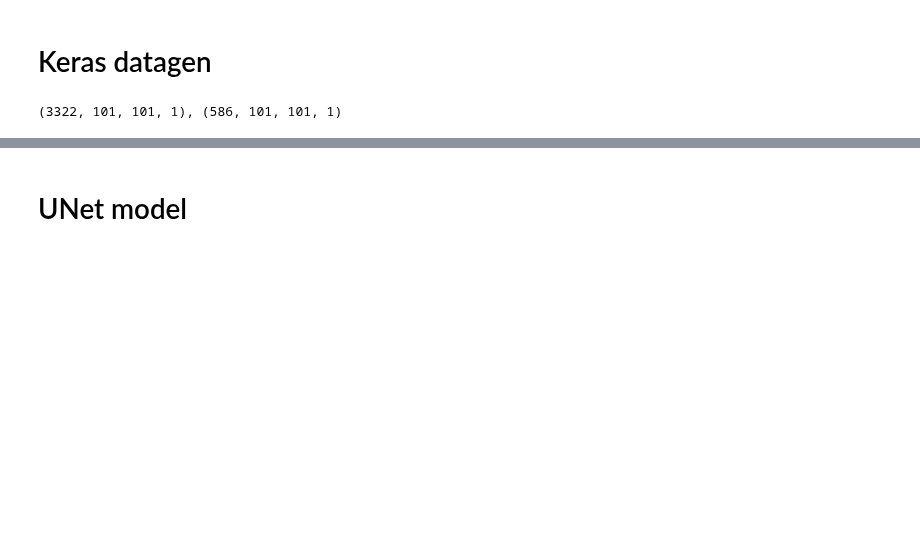
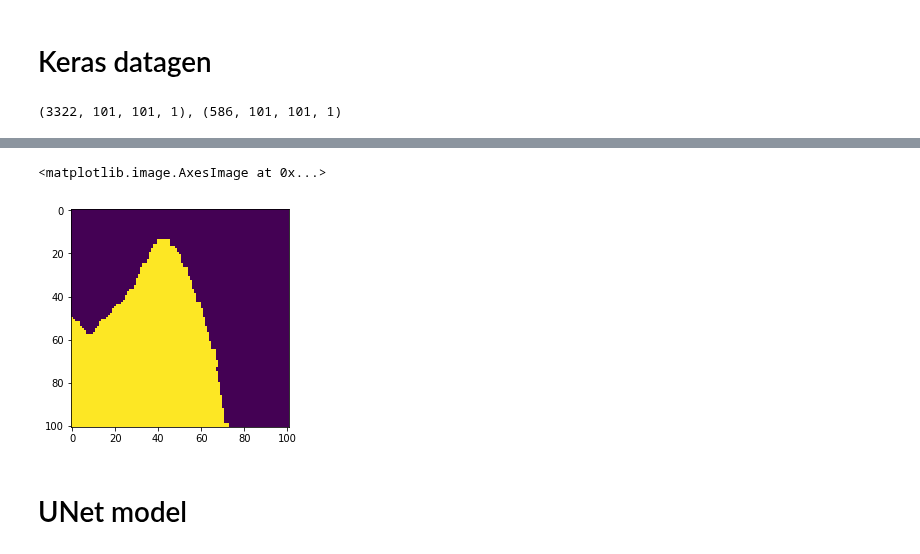
Before and after one commit to douglas125/McLyEdSegmentation, a Jupyter notebook: TGSSeismic.ipynb, the cells around one changed output, grey strips where cells are left out. Drawn from its saved outputs; the diff is of its cells as text; code cells hidden in the pictures; blank space fills up the shorter version.

```diff
--- a/TGSSeismic.ipynb
+++ b/TGSSeismic.ipynb
@@ -289,3 +309,11 @@ plt.show()
+# %%
+#resizedImg = ResizeAndCrop(ans[0][0][17,:,:], [120,120], [10,10])
+resizedImg = ResizeAndCrop(ans[1][17,:,:], [120,120], [10,10])>0
+resizedImg.shape
+plt.imshow( resizedImg[:,:,0] )
+# %% [output]
+<matplotlib.image.AxesImage at 0x...>
+[figure, added]
 # %% [markdown]
 # UNet model
 # %%
```
Also changed, not shown: parts of 6 cells of this notebook, 1 other file.
